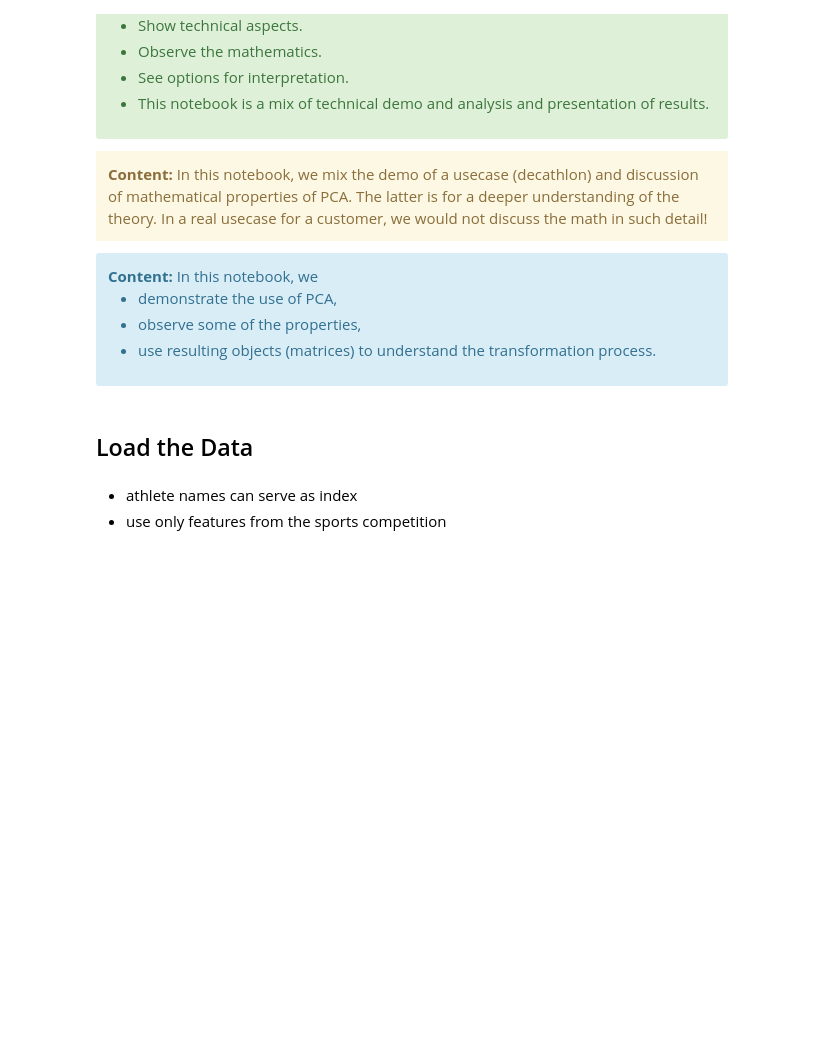
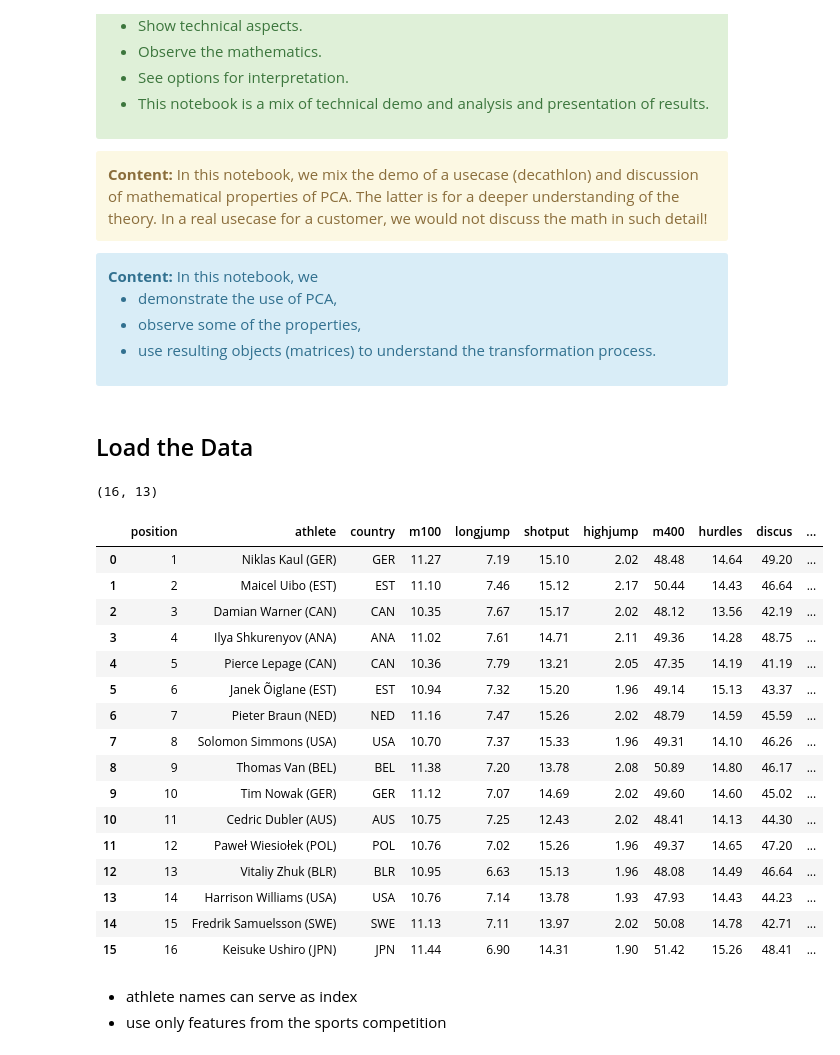
Before and after one commit to Timson1235/clouddocker, a Jupyter notebook: math/08_Dimensionality_Reduction/08_1_pca_decathlon.ipynb, the cells around one changed output. Saved outputs shown, nothing was run; the diff lists cells and outputs as text; code cells hidden in the pictures; blank space fills up the shorter version.

```diff
--- a/math/08_Dimensionality_Reduction/08_1_pca_decathlon.ipynb
+++ b/math/08_Dimensionality_Reduction/08_1_pca_decathlon.ipynb
@@ -33,9 +33,28 @@ from sklearn.decomposition import PCA
 # %% [markdown]
 ## Load the Data
 # %%
-df=pd.read_csv('data/decathlon_data.csv')
+df=pd.read_csv('decathlon_data.csv')
 print(df.shape)
 df
+# %% [output]
+(16, 13)
+|  | position | athlete | country | m100 | longjump | shotput | highjump | m400 | hurdles | discus | ... |
+| 0 | 1 | Niklas Kaul (GER) | GER | 11.27 | 7.19 | 15.10 | 2.02 | 48.48 | 14.64 | 49.20 | ... |
+| 1 | 2 | Maicel Uibo (EST) | EST | 11.10 | 7.46 | 15.12 | 2.17 | 50.44 | 14.43 | 46.64 | ... |
+| 2 | 3 | Damian Warner (CAN) | CAN | 10.35 | 7.67 | 15.17 | 2.02 | 48.12 | 13.56 | 42.19 | ... |
+| 3 | 4 | Ilya Shkurenyov (ANA) | ANA | 11.02 | 7.61 | 14.71 | 2.11 | 49.36 | 14.28 | 48.75 | ... |
+| 4 | 5 | Pierce Lepage (CAN) | CAN | 10.36 | 7.79 | 13.21 | 2.05 | 47.35 | 14.19 | 41.19 | ... |
+| 5 | 6 | Janek Õiglane (EST) | EST | 10.94 | 7.32 | 15.20 | 1.96 | 49.14 | 15.13 | 43.37 | ... |
+| 6 | 7 | Pieter Braun (NED) | NED | 11.16 | 7.47 | 15.26 | 2.02 | 48.79 | 14.59 | 45.59 | ... |
+| 7 | 8 | Solomon Simmons (USA) | USA | 10.70 | 7.37 | 15.33 | 1.96 | 49.31 | 14.10 | 46.26 | ... |
+| 8 | 9 | Thomas Van (BEL) | BEL | 11.38 | 7.20 | 13.78 | 2.08 | 50.89 | 14.80 | 46.17 | ... |
+| 9 | 10 | Tim Nowak (GER) | GER | 11.12 | 7.07 | 14.69 | 2.02 | 49.60 | 14.60 | 45.02 | ... |
+| 10 | 11 | Cedric Dubler (AUS) | AUS | 10.75 | 7.25 | 12.43 | 2.02 | 48.41 | 14.13 | 44.30 | ... |
+| 11 | 12 | Paweł Wiesiołek (POL) | POL | 10.76 | 7.02 | 15.26 | 1.96 | 49.37 | 14.65 | 47.20 | ... |
+| 12 | 13 | Vitaliy Zhuk (BLR) | BLR | 10.95 | 6.63 | 15.13 | 1.96 | 48.08 | 14.49 | 46.64 | ... |
+| 13 | 14 | Harrison Williams (USA) | USA | 10.76 | 7.14 | 13.78 | 1.93 | 47.93 | 14.43 | 44.23 | ... |
+| 14 | 15 | Fredrik Samuelsson (SWE) | SWE | 11.13 | 7.11 | 13.97 | 2.02 | 50.08 | 14.78 | 42.71 | ... |
+| 15 | 16 | Keisuke Ushiro (JPN) | JPN | 11.44 | 6.90 | 14.31 | 1.90 | 51.42 | 15.26 | 48.41 | ... |
 # %% [markdown]
 * athlete names can serve as index
 * use only features from the sports competition
```
Also changed, not shown: parts of 18 cells of this notebook, 1 other file.
